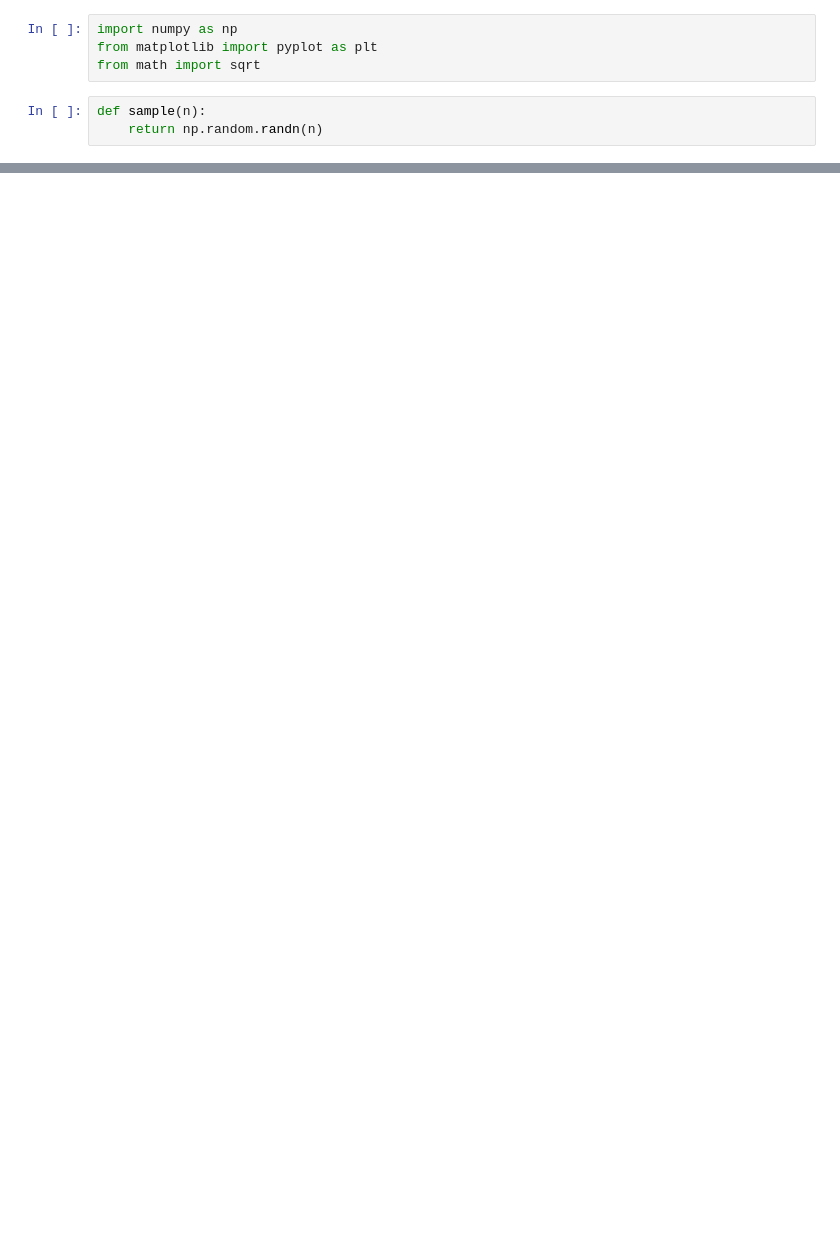
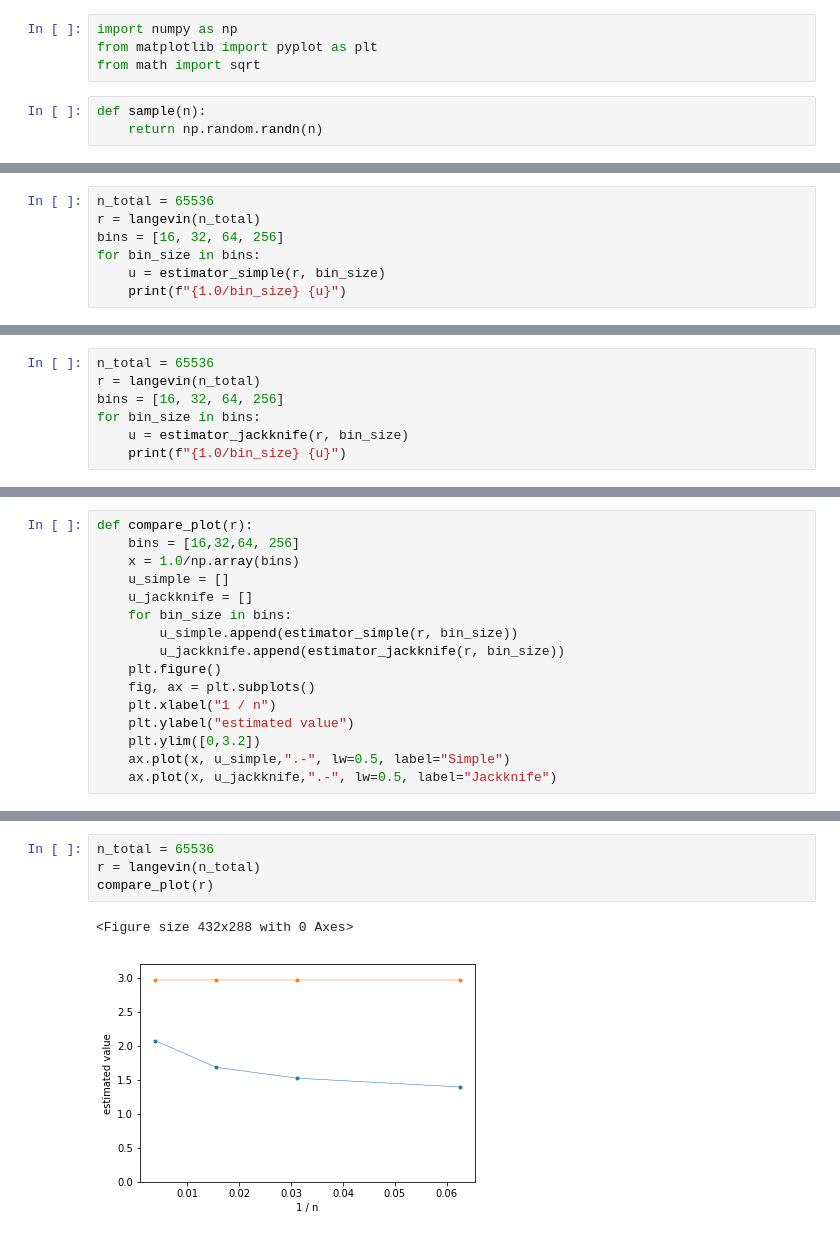
Before and after one commit to kaityo256/jackknife, a Jupyter notebook: jacknife.ipynb, the cells around one changed output, grey strips where cells are left out. Drawn from its saved outputs; the diff is of its cells as text; blank space fills up the shorter version.

```diff
--- a/jacknife.ipynb
+++ b/jacknife.ipynb
@@ -29,0 +77,7 @@ for bin_size in bins:
+# %%
+n_total = 65536
+r = langevin(n_total)
+bins = [16, 32, 64, 256]
+for bin_size in bins:
+    u = estimator_simple(r, bin_size)
+    print(f"{1.0/bin_size} {u}")
@@ -29,0 +89,7 @@ for bin_size in bins:
+# %%
+n_total = 65536
+r = langevin(n_total)
+bins = [16, 32, 64, 256]
+for bin_size in bins:
+    u = estimator_jackknife(r, bin_size)
+    print(f"{1.0/bin_size} {u}")
@@ -29,0 +101,16 @@ for bin_size in bins:
+# %%
+def compare_plot(r):
+    bins = [16,32,64, 256]
+    x = 1.0/np.array(bins)
+    u_simple = []
+    u_jackknife = []
+    for bin_size in bins:
+        u_simple.append(estimator_simple(r, bin_size))
+        u_jackknife.append(estimator_jackknife(r, bin_size))
+    plt.figure()
+    fig, ax = plt.subplots()
+    plt.xlabel("1 / n")
+    plt.ylabel("estimated value")
+    plt.ylim([0,3.2])
+    ax.plot(x, u_simple,".-", lw=0.5, label="Simple")
+    ax.plot(x, u_jackknife,".-", lw=0.5, label="Jackknife")
@@ -29,0 +124,7 @@ for bin_size in bins:
+# %%
+n_total = 65536
+r = langevin(n_total)
+compare_plot(r)
+# %% [output]
+<Figure size 432x288 with 0 Axes>
+[figure, added]
```
Also changed, not shown: parts of 11 cells of this notebook.
